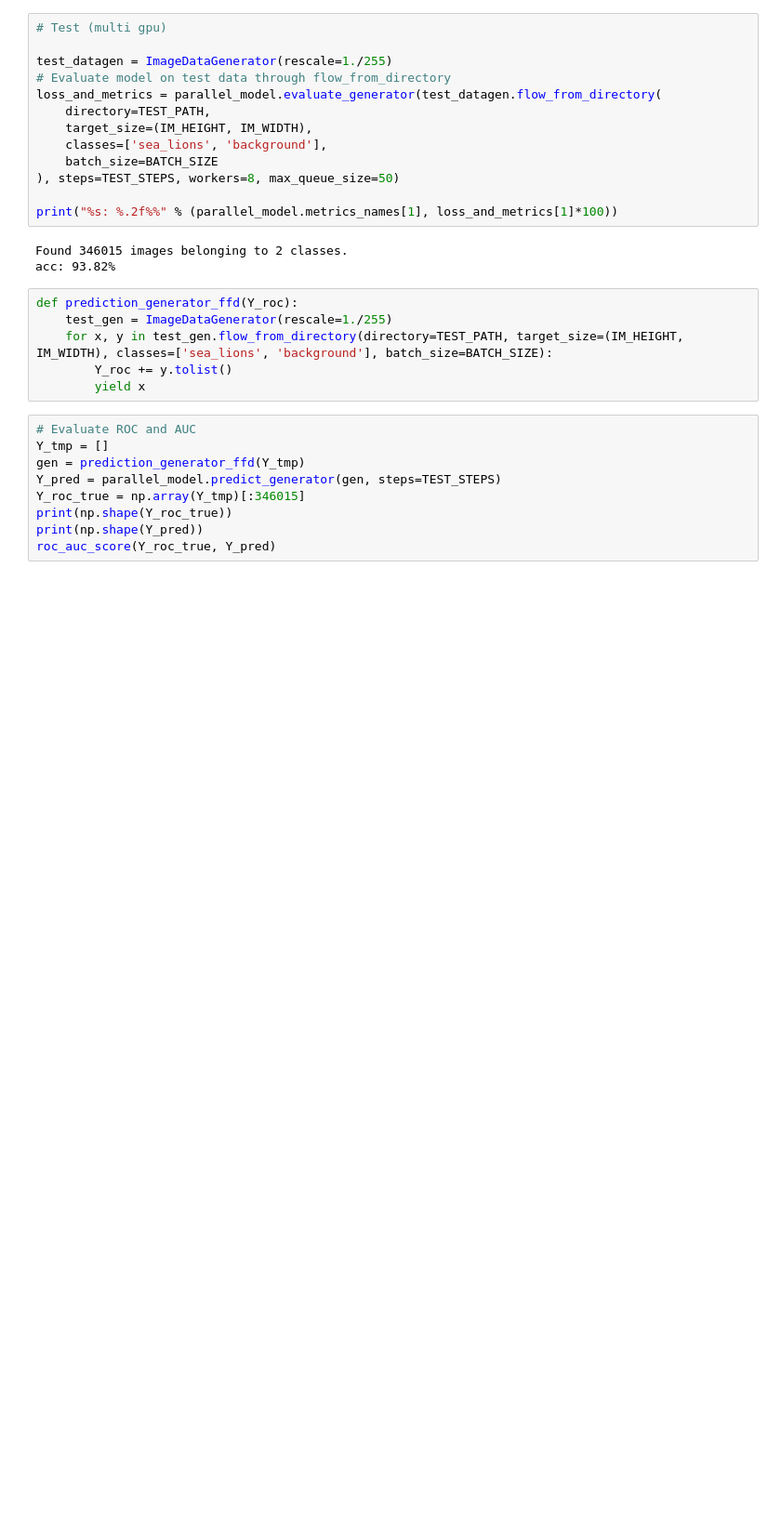
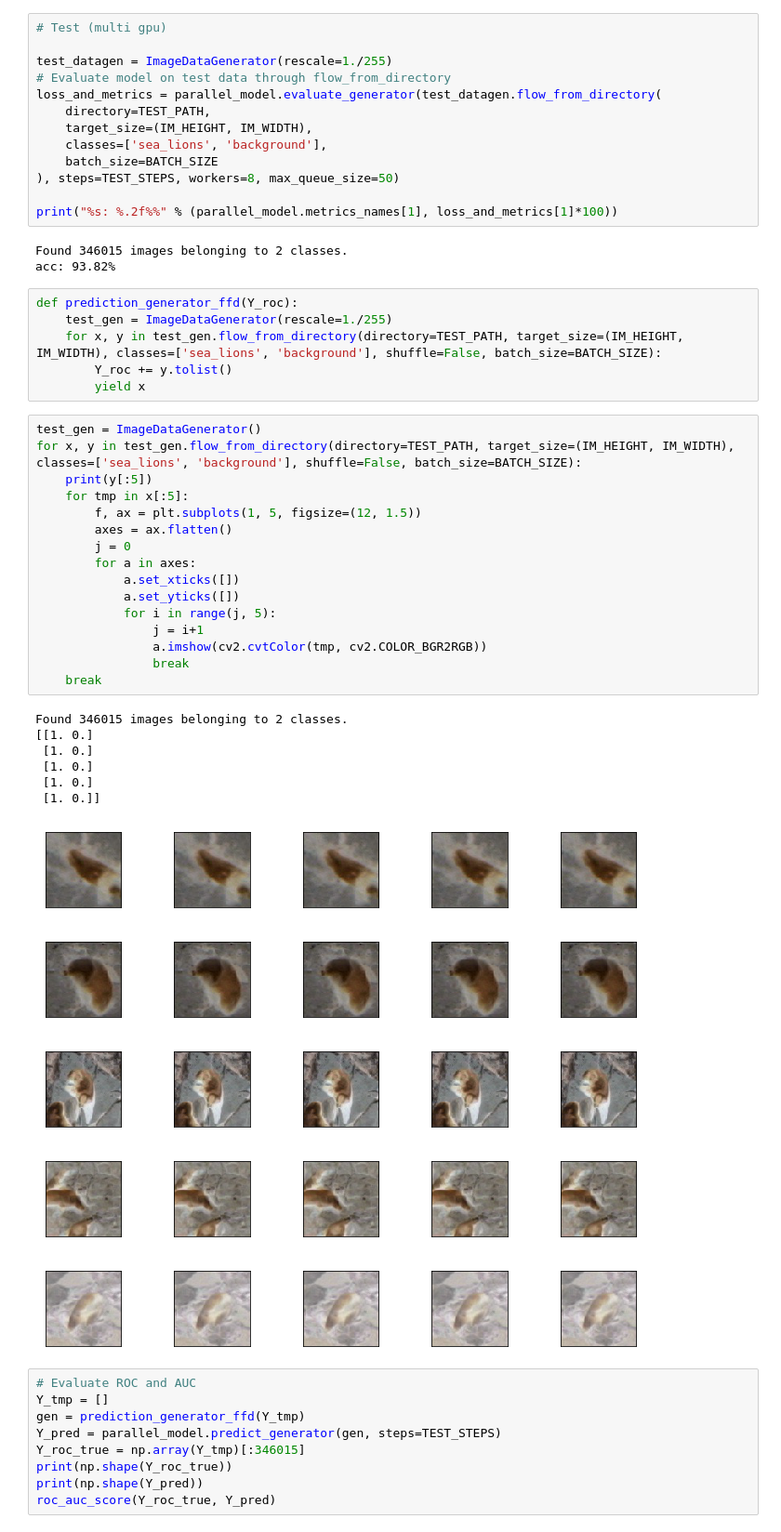
Before and after one commit to marcore94/Sealions, a Jupyter notebook: bin_class_ra_with_augmented_testing.ipynb, the cells around one changed output. Shown: that part at 93% size. Drawn from its saved outputs; the diff is of its cells as text; blank space fills up the shorter version.

Commit message:
Add prints

```diff
--- a/bin_class_ra_with_augmented_testing.ipynb
+++ b/bin_class_ra_with_augmented_testing.ipynb
@@ -149,9 +149,37 @@ acc: 93.82%
 # %%
 def prediction_generator_ffd(Y_roc):
     test_gen = ImageDataGenerator(rescale=1./255)
-    for x, y in test_gen.flow_from_directory(directory=TEST_PATH, target_size=(IM_HEIGHT, IM_WIDTH), classes=['sea_lions', 'background'], batch_size=BATCH_SIZE):
+    for x, y in test_gen.flow_from_directory(directory=TEST_PATH, target_size=(IM_HEIGHT, IM_WIDTH), classes=['sea_lions', 'background'], shuffle=False, batch_size=BATCH_SIZE):
         Y_roc += y.tolist()
         yield x
+# %%
+test_gen = ImageDataGenerator()
+for x, y in test_gen.flow_from_directory(directory=TEST_PATH, target_size=(IM_HEIGHT, IM_WIDTH), classes=['sea_lions', 'background'], shuffle=False, batch_size=BATCH_SIZE):
+    print(y[:5])
+    for tmp in x[:5]:
+        f, ax = plt.subplots(1, 5, figsize=(12, 1.5))
+        axes = ax.flatten()
+        j = 0
+        for a in axes:
+            a.set_xticks([])
+            a.set_yticks([])
+            for i in range(j, 5):
+                j = i+1
+                a.imshow(cv2.cvtColor(tmp, cv2.COLOR_BGR2RGB))
+                break
+    break
+# %% [output]
+Found 346015 images belonging to 2 classes.
+[[1. 0.]
+ [1. 0.]
+ [1. 0.]
+ [1. 0.]
+ [1. 0.]]
+[figure, added]
+[figure, added]
+[figure, added]
+[figure, added]
+[figure, added]
 # %%
 # Evaluate ROC and AUC
 Y_tmp = []
```
